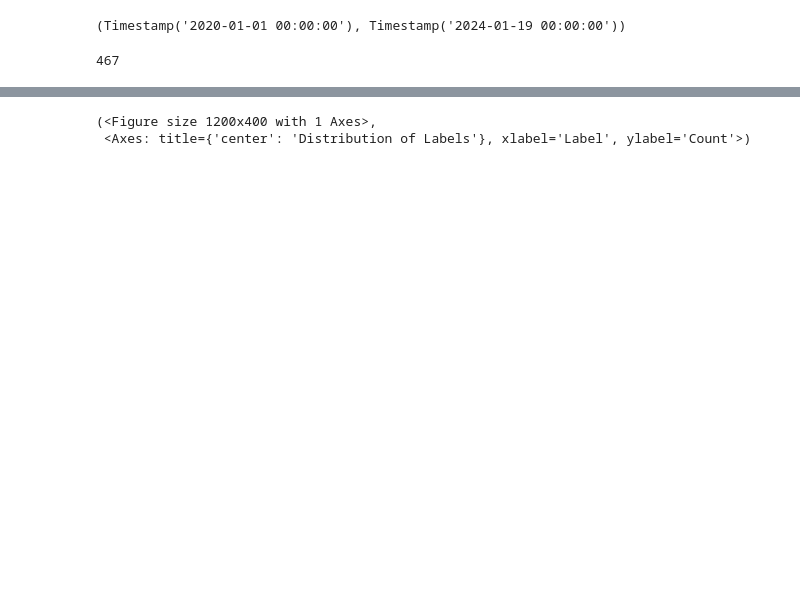
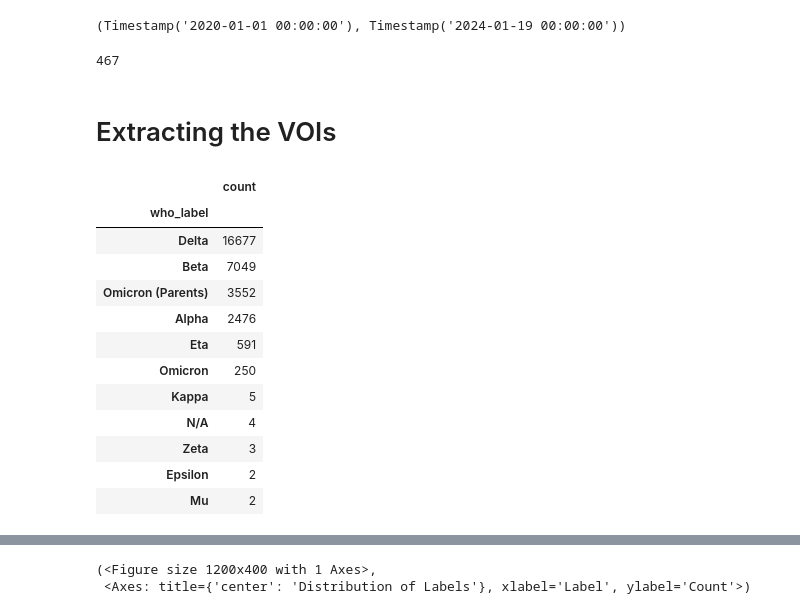
Before and after one commit to INFORM-Africa/AI-viral-lineage-classification, a Jupyter notebook: src_aurel/data_exploration.ipynb, the cells around one changed output, grey strips where cells are left out. Drawn from its saved outputs; the diff is of its cells as text; code cells hidden in the pictures; blank space fills up the shorter version.

```diff
--- a/src_aurel/data_exploration.ipynb
+++ b/src_aurel/data_exploration.ipynb
@@ -52,3 +45,27 @@ class_counts = df['full_lineage'].value_counts()
 len(class_counts)
 # %% [output]
 467
+# %% [markdown]
+# Extracting the VOIs
+# %%
+vois_df = get_tracked_lineages_df(df)
+# %%
+vois_df = vois_df[vois_df['first_dataset_date'] < vois_df['designation_date']]
+# %%
+vois_summary_df = vois_df.groupby('who_label').aggregate({'count': 'sum'}).sort_values('count', ascending=False)
+# %%
+vois_summary_df
+# %% [output]
+|  | count |
+| who_label |  |
+| Delta | 16677 |
+| Beta | 7049 |
+| Omicron (Parents) | 3552 |
+| Alpha | 2476 |
+| Eta | 591 |
+| Omicron | 250 |
+| Kappa | 5 |
+| N/A | 4 |
+| Zeta | 3 |
+| Epsilon | 2 |
+| Mu | 2 |
```
Also changed, not shown: parts of 26 cells of this notebook, 14 other files.
